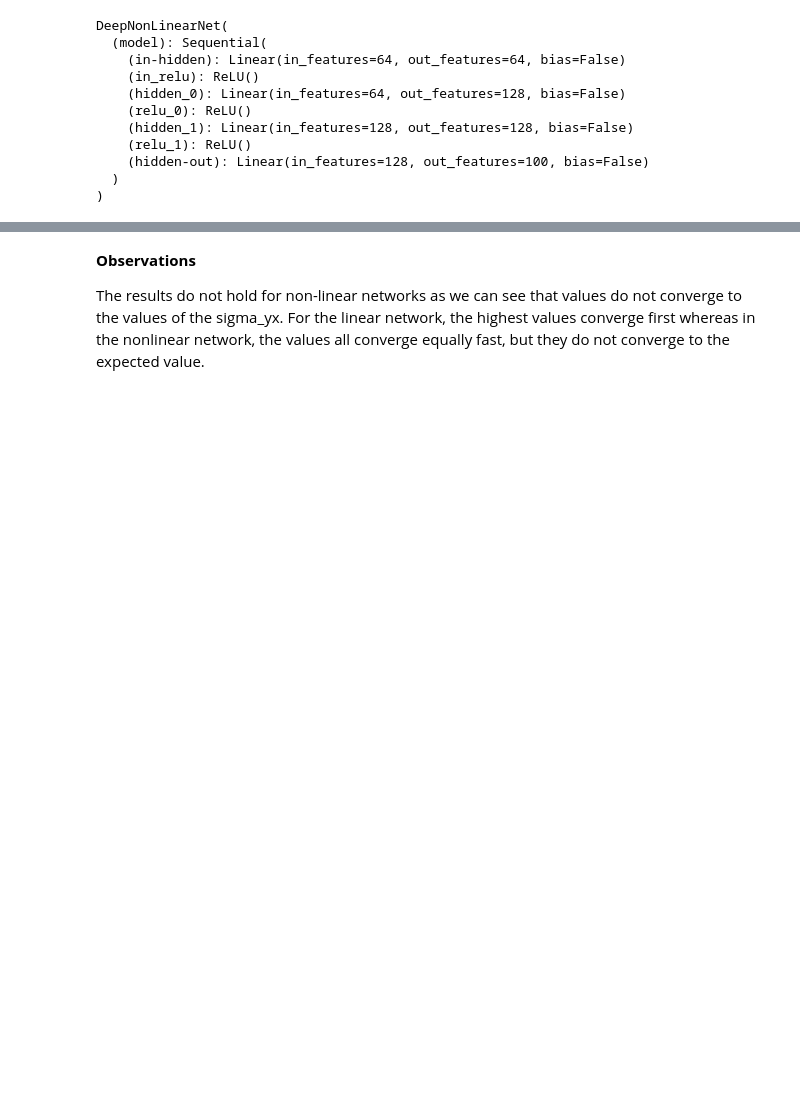
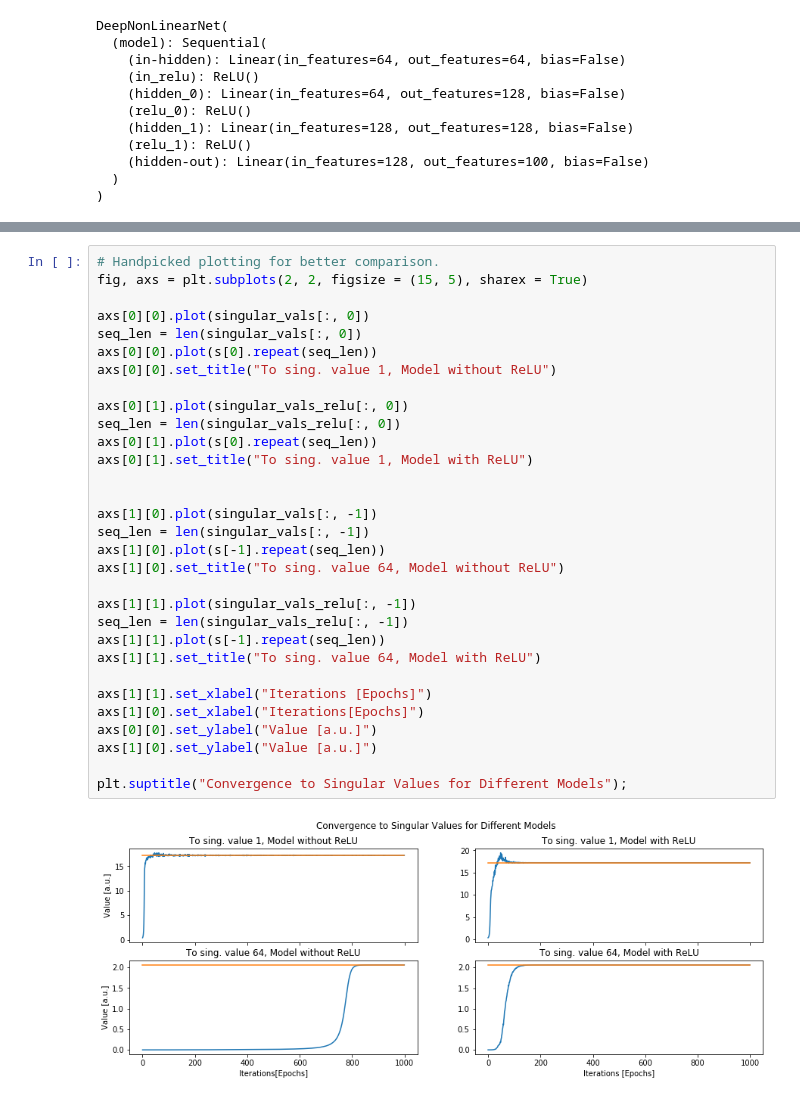
Before and after one commit to DorotheaMueller/mhbf, a Jupyter notebook: skeleton-comp-practical.ipynb, the cells around one changed output, grey strips where cells are left out. Drawn from its saved outputs; the diff is of its cells as text; blank space fills up the shorter version.

```diff
--- a/skeleton-comp-practical.ipynb
+++ b/skeleton-comp-practical.ipynb
@@ -539,4 +530,33 @@ fig.tight_layout(rect=[0, 0.03, 1, 0.95]);
-# %% [markdown]
-**Observations**
-
-The results do not hold for non-linear networks as we can see that values do not converge to the values of the sigma_yx. For the linear network, the highest values converge first whereas in the nonlinear network, the values all converge equally fast, but they do not converge to the expected value.
+# %%
+# Handpicked plotting for better comparison.
+fig, axs = plt.subplots(2, 2, figsize = (15, 5), sharex = True)
+
+axs[0][0].plot(singular_vals[:, 0])
+seq_len = len(singular_vals[:, 0])
+axs[0][0].plot(s[0].repeat(seq_len))
+axs[0][0].set_title("To sing. value 1, Model without ReLU")
+
+axs[0][1].plot(singular_vals_relu[:, 0])
+seq_len = len(singular_vals_relu[:, 0])
+axs[0][1].plot(s[0].repeat(seq_len))
+axs[0][1].set_title("To sing. value 1, Model with ReLU")
+
+
+axs[1][0].plot(singular_vals[:, -1])
+seq_len = len(singular_vals[:, -1])
+axs[1][0].plot(s[-1].repeat(seq_len))
+axs[1][0].set_title("To sing. value 64, Model without ReLU")
+
+axs[1][1].plot(singular_vals_relu[:, -1])
+seq_len = len(singular_vals_relu[:, -1])
+axs[1][1].plot(s[-1].repeat(seq_len))
+axs[1][1].set_title("To sing. value 64, Model with ReLU")
+
+axs[1][1].set_xlabel("Iterations [Epochs]")
+axs[1][0].set_xlabel("Iterations[Epochs]")
+axs[0][0].set_ylabel("Value [a.u.]")
+axs[1][0].set_ylabel("Value [a.u.]")
+
+plt.suptitle("Convergence to Singular Values for Different Models");
+# %% [output]
+[figure, added]
```
Also changed, not shown: parts of 20 cells of this notebook.
